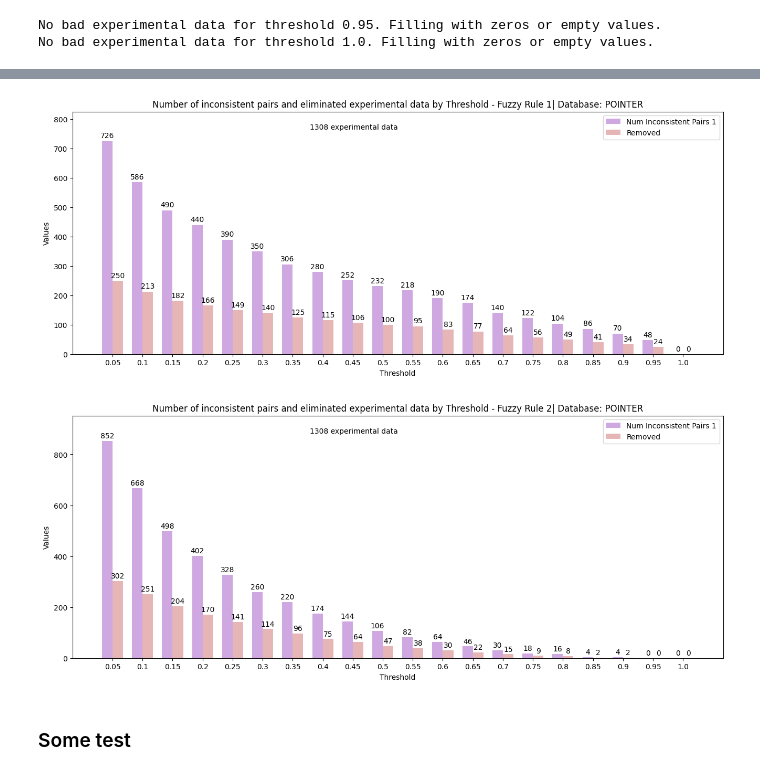
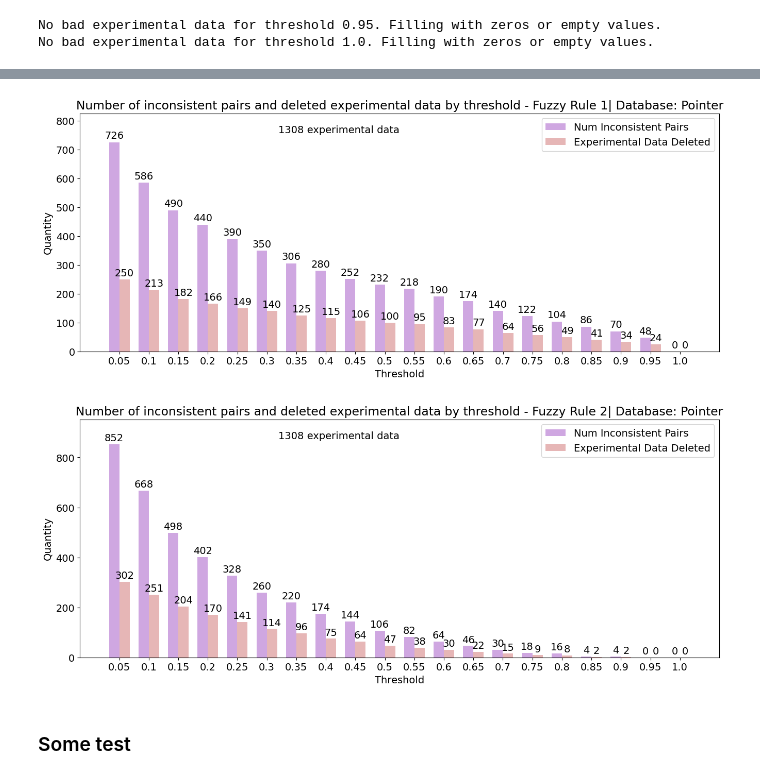
Before and after one commit to DanielUVA/colorConsistency, a Jupyter notebook: Scripts_Colorimetry.ipynb, the cells around one changed output, grey strips where cells are left out. Drawn from its saved outputs; the diff is of its cells as text; code cells hidden in the pictures.

```diff
--- a/Scripts_Colorimetry.ipynb
+++ b/Scripts_Colorimetry.ipynb
@@ -10,14 +10,16 @@ import scipy.stats as stats
 # %% [markdown]
 # Global variables
 # %%
-# Available databases: POINTER, MMB, lcamDIN99WDC, BIGC, Qiao, RIT_DiPoint_Individual, RIT_COM_V5, WangHan, NCSU
-database = 'POINTER'
+# Available databases: Pointer, MMB, lcamDIN99WDC, BIGC, Qiao, RIT_DiPoint_Individual, RIT_COM_V5, WangHan, NCSU
+database = 'Pointer'
 
-base_path_1 = rf'global_path_to\resultsInconsistenciesFuzzyRule_{database}_ID_DETALLE_1'
-base_path_2 = rf'global_path_to\resultsInconsistenciesFuzzyRule_{database}_ID_DETALLE_2'
+base_path_1 = rf'C:\Users\Daniel\OneDrive - UVa\Master Big Data\TFM\Primeros resultados\resultsInconsistenciesFuzzyRule_{database}_ID_DETALLE_1'
+base_path_2 = rf'C:\Users\Daniel\OneDrive - UVa\Master Big Data\TFM\Primeros resultados\resultsInconsistenciesFuzzyRule_{database}_ID_DETALLE_2'
 
 plot_width = 16
 plot_height = 6
+
+plt.rcParams.update({'font.size': 14})
 # %% [markdown]
 # Auxilary functions
 # %%
@@ -336,7 +338,7 @@ range_labels2 = ['No reliability (<0.5)', 'Low reliability [0.5, 1)', 'Fair reli
 x = np.arange(len(range_labels1))
 
 # Width of bars
-bar_width = 0.35
+bar_width = 0.45
 
 # Create the figure and axes for the plot
 fig, ax = plt.subplots(figsize=(plot_width, plot_height))
@@ -760,45 +646,45 @@ bar_positions = np.arange(len(thresholds))
 
 # Add an offset for the second set of bars
 offset = bar_width / 2
 
 # Create the plot
 plt.figure(figsize=(plot_width, plot_height))
 
 # Plot bars for numParesInconsistentes_1
-plt.bar(bar_positions - offset, numInconsistentPairs_list_1, width=bar_width, label='Num Inconsistent Pairs 1', color='#CFA7E1')
-plt.bar(bar_positions + offset, inconsistent_pairs_to_remove_1, width=bar_width, label='Removed', color='#E6B6B6')
+plt.bar(bar_positions - offset, numInconsistentPairs_list_1, width=bar_width, label='Num Inconsistent Pairs', color='#CFA7E1')
+plt.bar(bar_positions + offset, inconsistent_pairs_to_remove_1, width=bar_width, label='Experimental Data Deleted', color='#E6B6B6')
 
 # Set the Y-axis range
 plt.ylim(0, max(max(numInconsistentPairs_list_1), max(inconsistent_pairs_to_remove_1)) + 100)
 
 # X-axis labels and values
 plt.xticks(bar_positions, thresholds)
 plt.xlabel("Threshold")
-plt.ylabel("Values")
-plt.title(f"Number of inconsistent pairs and eliminated experimental data by Threshold - Fuzzy Rule 1| Database: {database}")
+plt.ylabel("Quantity")
+plt.title(f"Number of inconsistent pairs and deleted experimental data by threshold - Fuzzy Rule 1| Database: {database}")
 
 # Show values above the bars
 for i, value in enumerate(list(numInconsistentPairs_1.values())):
     plt.text(bar_positions[i] - offset, value + 5, str(value), ha='center', va='bottom', color='black')
 
 for i, value in enumerate(inconsistent_pairs_to_remove_1):
     plt.text(bar_positions[i] + offset, value + 5, str(value), ha='center', va='bottom', color='black')
 
 plt.text(0.5, 0.95, f'{len(dataOut_1)} experimental data', transform=plt.gca().transAxes, verticalalignment='top', horizontalalignment='right')
 
 plt.legend()  # Show legend with bar labels
 plt.grid(False)
 
 plt.show()
 # %% [output]
-[figure, old version]
+[figure, new version]
 # %%
 # Lists to store values of unique bad rows
-inconsistent_pairs_to_remove_1 = []
+inconsistent_pairs_to_remove_2 = []
 
 # Get the values of unique bad rows for each threshold
 for i in range(len(thresholds)):
-    inconsistent_pairs_to_remove_1.append(len(unique_bad_consistency_data_2[i]))
+    inconsistent_pairs_to_remove_2.append(len(unique_bad_consistency_data_2[i]))
 
 # Create the bar chart
 bar_width = 0.35  # Bar width
@@ -811,8 +697,8 @@ offset = bar_width / 2
 plt.figure(figsize=(plot_width, plot_height))
 
 # Plot bars for numParesInconsistentes_1
-plt.bar(bar_positions - offset, numInconsistentPairs_list_2, width=bar_width, label='Num Inconsistent Pairs 1', color='#CFA7E1')
-plt.bar(bar_positions + offset, inconsistent_pairs_to_remove_1, width=bar_width, label='Removed', color='#E6B6B6')
+plt.bar(bar_positions - offset, numInconsistentPairs_list_2, width=bar_width, label='Num Inconsistent Pairs', color='#CFA7E1')
+plt.bar(bar_positions + offset, inconsistent_pairs_to_remove_2, width=bar_width, label='Experimental Data Deleted', color='#E6B6B6')
 
 # Set the Y-axis range
 plt.ylim(0, max(max(numInconsistentPairs_list_2), max(inconsistent_pairs_to_remove_1)) + 100)
@@ -820,14 +706,14 @@ plt.ylim(0, max(max(numInconsistentPairs_list_2), max(inconsistent_pairs_to_remo
 # X-axis labels and values
 plt.xticks(bar_positions, thresholds)
 plt.xlabel("Threshold")
-plt.ylabel("Values")
-plt.title(f"Number of inconsistent pairs and eliminated experimental data by Threshold - Fuzzy Rule 2| Database: {database}")
+plt.ylabel("Quantity")
+plt.title(f"Number of inconsistent pairs and deleted experimental data by threshold - Fuzzy Rule 2| Database: {database}")
 
 # Show values above the bars
 for i, value in enumerate(list(numInconsistentPairs_2.values())):
     plt.text(bar_positions[i] - offset, value + 5, str(value), ha='center', va='bottom', color='black')
 
-for i, value in enumerate(inconsistent_pairs_to_remove_1):
+for i, value in enumerate(inconsistent_pairs_to_remove_2):
     plt.text(bar_positions[i] + offset, value + 5, str(value), ha='center', va='bottom', color='black')
 
 plt.text(0.5, 0.95, f'{len(dataOut_2)} experimental data', transform=plt.gca().transAxes, verticalalignment='top', horizontalalignment='right')
@@ -837,7 +723,7 @@ plt.grid(False)
 
 plt.show()
 # %% [output]
-[figure, old version]
+[figure, new version]
 # %% [markdown]
 ### Some test
 # %%
```
Also changed, not shown: parts of 24 cells of this notebook.
